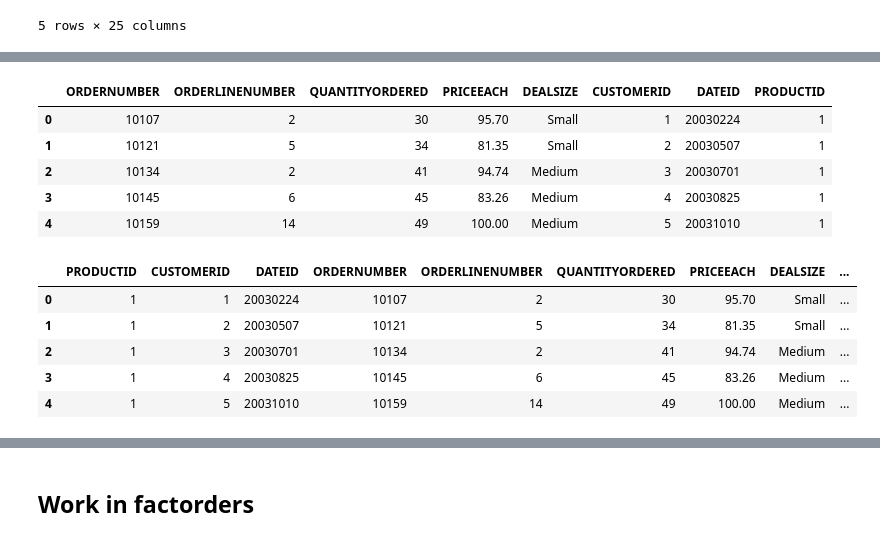
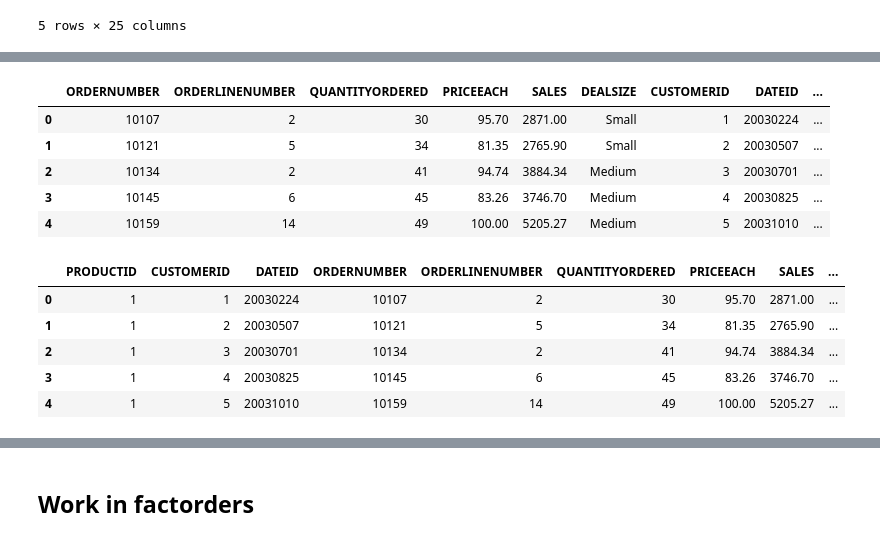
Before and after one commit to Sandokhan/dw, a Jupyter notebook: main.ipynb, the cells around one changed output, grey strips where cells are left out. Saved outputs shown, nothing was run; the diff lists cells and outputs as text; code cells hidden in the pictures.

```diff
--- a/main.ipynb
+++ b/main.ipynb
@@ -227,7 +227,7 @@ df_customer.reset_index(drop=True, inplace=True)
 df_customer.index += 1
 # %%
 df_customer.reset_index(inplace=True)
-df_customer['LOCATIONID'] = df_customer['index']
+# df_customer['LOCATIONID'] = df_customer['index']
 # %%
 df_customer.columns
 # %% [output]
@@ -237,7 +237,7 @@ Index(['index', 'CUSTOMERNAME', 'PHONE', 'CONTACTFIRSTNAME', 'CONTACTLASTNAME',
       dtype='object')
 # %%
 df_customer = df_customer[['index', 'CUSTOMERNAME', 'PHONE', 'CONTACTFIRSTNAME', 'CONTACTLASTNAME',
-                           'LOCATIONID', 'ADDRESSLINE1', 'ADDRESSLINE2', 'CITY', 'STATE', 'POSTALCODE',
+                           'ADDRESSLINE1', 'ADDRESSLINE2', 'CITY', 'STATE', 'POSTALCODE',
                            'COUNTRY', 'TERRITORY']]
 df_customer.rename(columns={'index': 'CUSTOMERID'}, inplace=True)
 df_customer.head()
@@ -282,5 +290,5 @@ df[df.ORDERNUMBER == 10107]
 # %%
-df_factorderlines = df[['ORDERNUMBER', 'ORDERLINENUMBER', 'ORDERDATE', 'CUSTOMERNAME', 'PRODUCTCODE', 'QUANTITYORDERED', 'PRICEEACH', 'DEALSIZE']].copy(deep=True)
+df_factorderlines = df[['ORDERNUMBER', 'ORDERLINENUMBER', 'ORDERDATE', 'CUSTOMERNAME', 'PRODUCTCODE', 'QUANTITYORDERED', 'PRICEEACH', 'SALES','DEALSIZE']].copy(deep=True)
 df_factorderlines.reset_index(drop=True, inplace=True)
 df_factorderlines.head()
 # %% [output]
@@ -328,20 +336,21 @@ df_merged.head()
 df_merged.drop(columns=['ORDERDATE', 'FULLDATE', 'CUSTOMERNAME', 'PRODUCTCODE'], inplace=True)
 df_merged.head()
 # %% [output]
-|  | ORDERNUMBER | ORDERLINENUMBER | QUANTITYORDERED | PRICEEACH | DEALSIZE | CUSTOMERID | DATEID | PRODUCTID |
-| 0 | 10107 | 2 | 30 | 95.70 | Small | 1 | 20030224 | 1 |
-| 1 | 10121 | 5 | 34 | 81.35 | Small | 2 | 20030507 | 1 |
-| 2 | 10134 | 2 | 41 | 94.74 | Medium | 3 | 20030701 | 1 |
-| 3 | 10145 | 6 | 45 | 83.26 | Medium | 4 | 20030825 | 1 |
-| 4 | 10159 | 14 | 49 | 100.00 | Medium | 5 | 20031010 | 1 |
+|  | ORDERNUMBER | ORDERLINENUMBER | QUANTITYORDERED | PRICEEACH | SALES | DEALSIZE | CUSTOMERID | DATEID | ... |
+| 0 | 10107 | 2 | 30 | 95.70 | 2871.00 | Small | 1 | 20030224 | ... |
+| 1 | 10121 | 5 | 34 | 81.35 | 2765.90 | Small | 2 | 20030507 | ... |
+| 2 | 10134 | 2 | 41 | 94.74 | 3884.34 | Medium | 3 | 20030701 | ... |
+| 3 | 10145 | 6 | 45 | 83.26 | 3746.70 | Medium | 4 | 20030825 | ... |
+| 4 | 10159 | 14 | 49 | 100.00 | 5205.27 | Medium | 5 | 20031010 | ... |
 # %%
-df_merged = df_merged[['PRODUCTID', 'CUSTOMERID', 'DATEID', 'ORDERNUMBER', 'ORDERLINENUMBER', 'QUANTITYORDERED', 'PRICEEACH', 'DEALSIZE']]
-df_merged['SALEPRICE'] = df_merged.apply(lambda row: row['PRICEEACH'] * row['QUANTITYORDERED'], axis=1)
+df_merged = df_merged[['PRODUCTID', 'CUSTOMERID', 'DATEID', 'ORDERNUMBER', 'ORDERLINENUMBER', 'QUANTITYORDERED', 'PRICEEACH', 'SALES','DEALSIZE']]
+df_merged['TOTAL_ORDERLINE_AMOUNT'] = df_merged.apply(lambda row: round(row['PRICEEACH'] * row['QUANTITYORDERED'],2), axis=1)
+df_merged['UNITPRICE'] = df_merged.apply(lambda row: round(row['SALES'] / row['QUANTITYORDERED'],2), axis=1)
 df_merged.head()
 # %% [output]
-|  | PRODUCTID | CUSTOMERID | DATEID | ORDERNUMBER | ORDERLINENUMBER | QUANTITYORDERED | PRICEEACH | DEALSIZE | ... |
-| 0 | 1 | 1 | 20030224 | 10107 | 2 | 30 | 95.70 | Small | ... |
-| 1 | 1 | 2 | 20030507 | 10121 | 5 | 34 | 81.35 | Small | ... |
-| 2 | 1 | 3 | 20030701 | 10134 | 2 | 41 | 94.74 | Medium | ... |
-| 3 | 1 | 4 | 20030825 | 10145 | 6 | 45 | 83.26 | Medium | ... |
-| 4 | 1 | 5 | 20031010 | 10159 | 14 | 49 | 100.00 | Medium | ... |
+|  | PRODUCTID | CUSTOMERID | DATEID | ORDERNUMBER | ORDERLINENUMBER | QUANTITYORDERED | PRICEEACH | SALES | ... |
+| 0 | 1 | 1 | 20030224 | 10107 | 2 | 30 | 95.70 | 2871.00 | ... |
+| 1 | 1 | 2 | 20030507 | 10121 | 5 | 34 | 81.35 | 2765.90 | ... |
+| 2 | 1 | 3 | 20030701 | 10134 | 2 | 41 | 94.74 | 3884.34 | ... |
+| 3 | 1 | 4 | 20030825 | 10145 | 6 | 45 | 83.26 | 3746.70 | ... |
+| 4 | 1 | 5 | 20031010 | 10159 | 14 | 49 | 100.00 | 5205.27 | ... |
```
Also changed, not shown: parts of 10 cells of this notebook.
